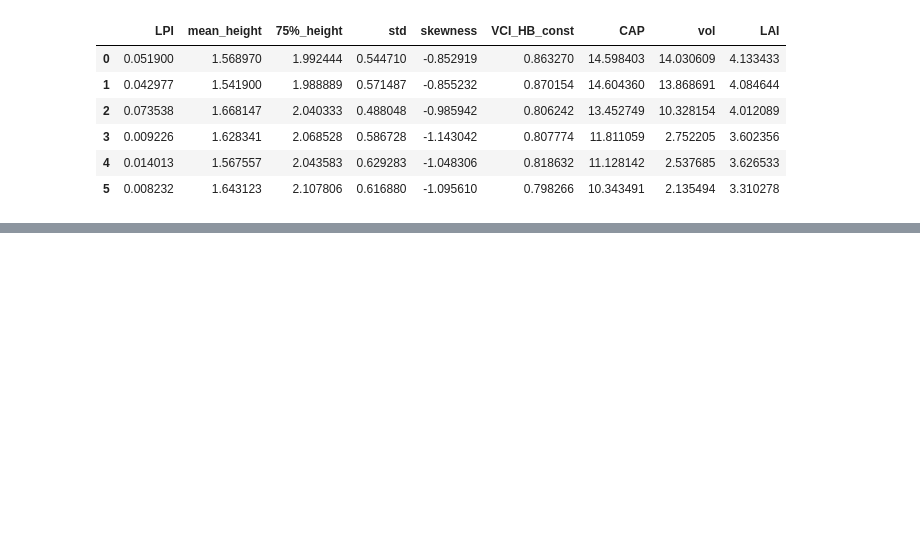
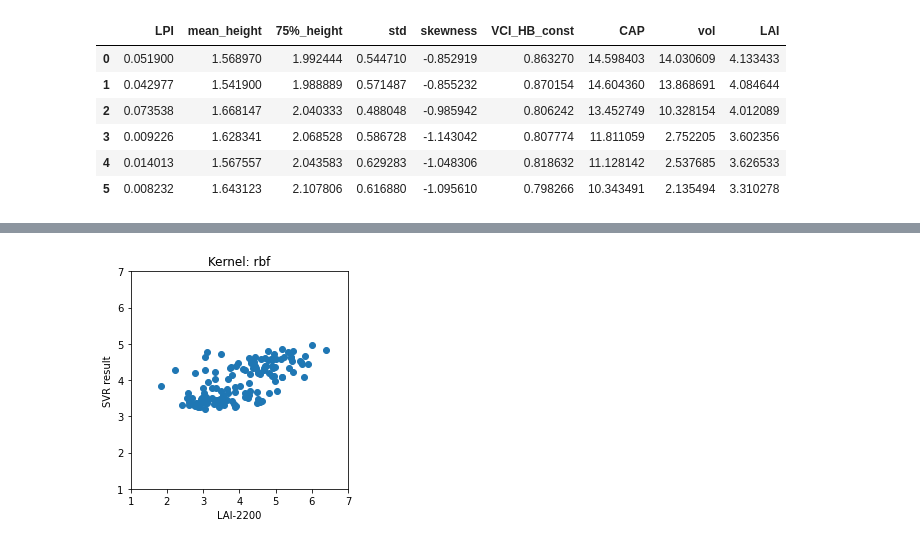
Before and after one commit to Enderrrr-TW/Purdue_every_life, a Jupyter notebook: LAI_SVR.ipynb, the cells around one changed output, grey strips where cells are left out. Saved outputs shown, nothing was run; the diff lists cells and outputs as text; code cells hidden in the pictures; blank space fills up the shorter version.

Commit message:
Add files via upload
Update 2 more versions for SVR using different features.

```diff
--- a/LAI_SVR.ipynb
+++ b/LAI_SVR.ipynb
@@ -198,10 +208,12 @@ fig.show()
 # %%
-# SVR version2: Use canopy cover from TJ's code
-X_train_daily2, X_test_daily2, y_train_daily2, y_test_daily2,headers2=divide_data(date,'features2.csv')
+# SVR version2: Include canopy cover from TJ's code
+date=os.listdir(working_dir)
+X_train_daily2, X_test_daily2, y_train_daily2, y_test_daily2,headers2=divide_data(date,'features3.csv')
 X_train2=np.array(X_train_daily2).reshape((-1,len(headers2)-1))
 X_test2=np.array(X_test_daily2).reshape((-1,len(headers2)-1))
 y_train2=np.array(y_train_daily2).flatten()
 y_test2=np.array(y_test_daily2).flatten()
+print(headers2)
 print(X_test2.shape)
-print(X_test2[0])
+# print(X_test2[0])
 # %% [output]
@@ -217,0 +231,2 @@ E:/Ender/data/UAV/HIPS/relative_height/20210828/features2.csv
+# %%
+grid2=grid_search(X_train2, X_test2, y_train2, y_test2)
@@ -217,0 +239,12 @@ E:/Ender/data/UAV/HIPS/relative_height/20210828/features2.csv
+# %%
+y_SVR2=grid2.predict(X_test2)
+plt.scatter(y_test2,y_SVR2)
+plt.xlabel('LAI-2200')
+plt.ylabel('SVR result')
+plt.xlim((1,7))
+plt.ylim((1,7))
+plt.title('Kernel: rbf')
+plt.gca().set_aspect('equal', adjustable='box')
+plt.show()
+# %% [output]
+[figure, added]
```
Also changed, not shown: parts of 18 cells of this notebook.
